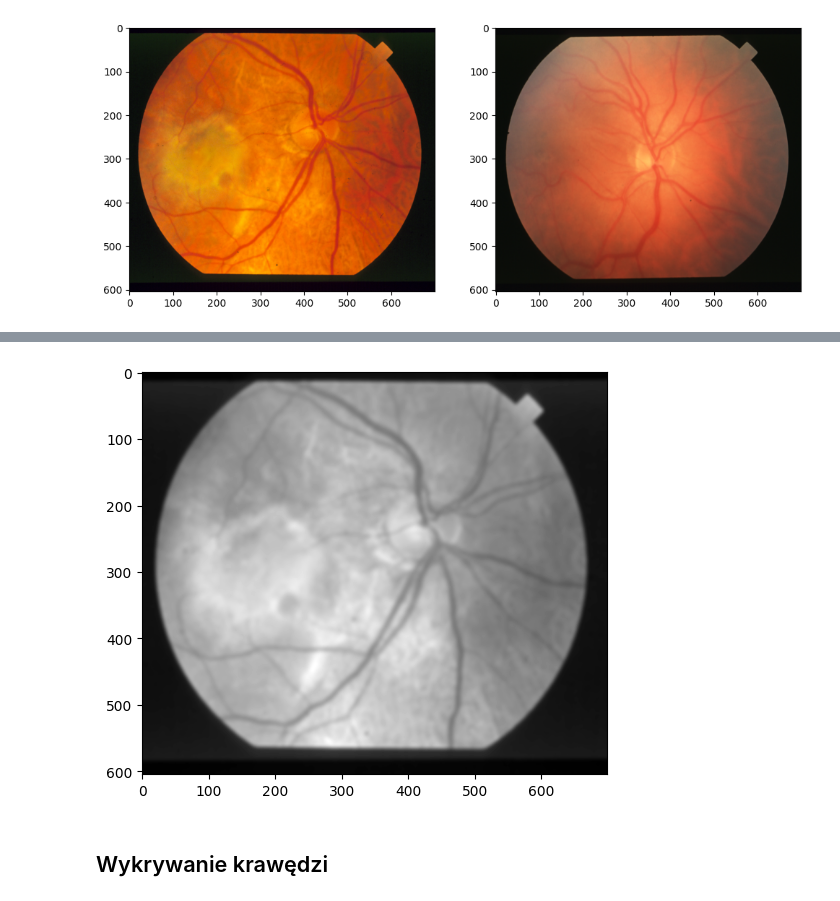
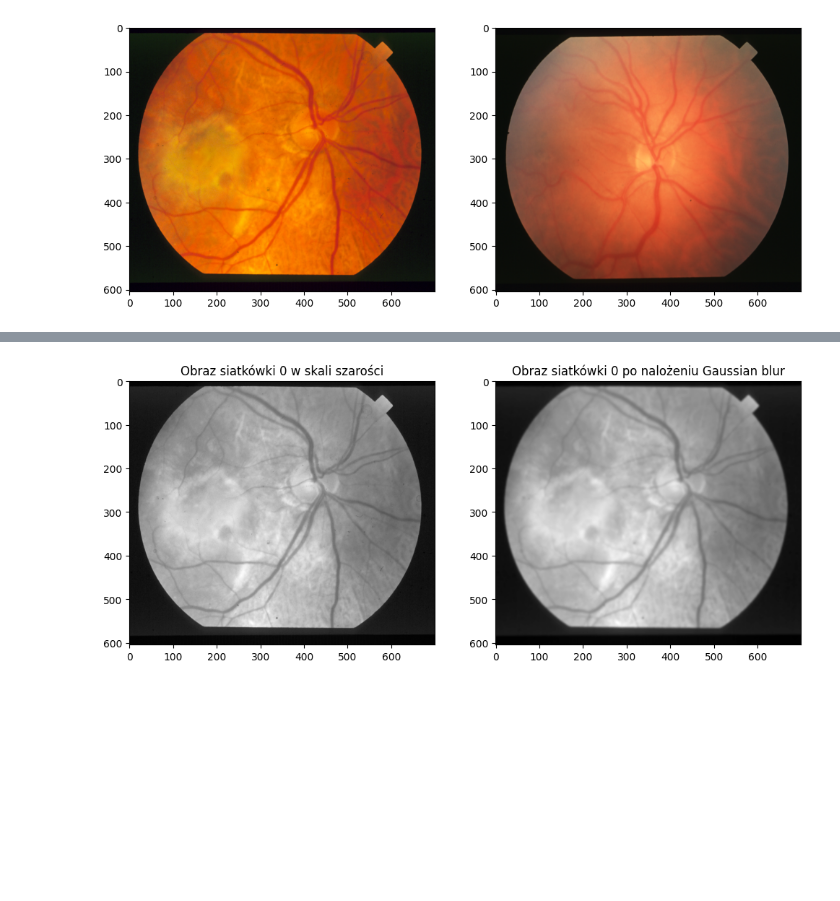
Before and after one commit to janekandrz/sp_final, a Jupyter notebook: spfinal.ipynb, the cells around one changed output, grey strips where cells are left out. Saved outputs shown, nothing was run; the diff lists cells and outputs as text; code cells hidden in the pictures; blank space fills up the shorter version.

```diff
--- a/spfinal.ipynb
+++ b/spfinal.ipynb
@@ -46,0 +42,8 @@ plt.show()
+# %%
+imgs_gray = []
+for i in range(len(df)):
+    imgs_gray.append(cv2.imread(df["img"][i],cv2.IMREAD_GRAYSCALE))
+
+plt.figure(figsize=(6,6))
+plt.imshow(imgs_gray[0],cmap="gray")
+plt.show()
@@ -86,11 +91,18 @@ Przykładowy filtr Gaussa  $3 \times 3$  dla  $\sigma = 1$ :
 # %% [markdown]
 <img src="imgs/blurrgif.gif" alt="segment" title="SegemntLocal" width="900" height="450"/>
-# %%
-plt.figure(figsize=(6,6))
-blurr_img=cv2.GaussianBlur(img_gray,(11,11),3)
-plt.imshow(blurr_img,cmap="gray")
-plt.show()
-# %% [output]
-[figure, removed]
-# %% [markdown]
-## Wykrywanie krawędzi
+# %%
+blurred_imgs=[]
+for i in range(len(df)):
+    blurred_imgs.append(cv2.GaussianBlur(imgs_gray[i],(11,11),2))
+
+fig,(ax1,ax2) = plt.subplots(1,2,figsize=(12,6))
+
+ax1.imshow(imgs_gray[0],cmap="gray")
+ax1.set_title("Obraz siatkówki 0 w skali szarości")
+
+ax2.imshow(blurred_imgs[0],cmap="gray")
+ax2.set_title("Obraz siatkówki 0 po nalożeniu Gaussian blur")
+
+plt.show()
+# %% [output]
+[figure, added]
```
Also changed, not shown: parts of 8 cells of this notebook, 1 other file.
